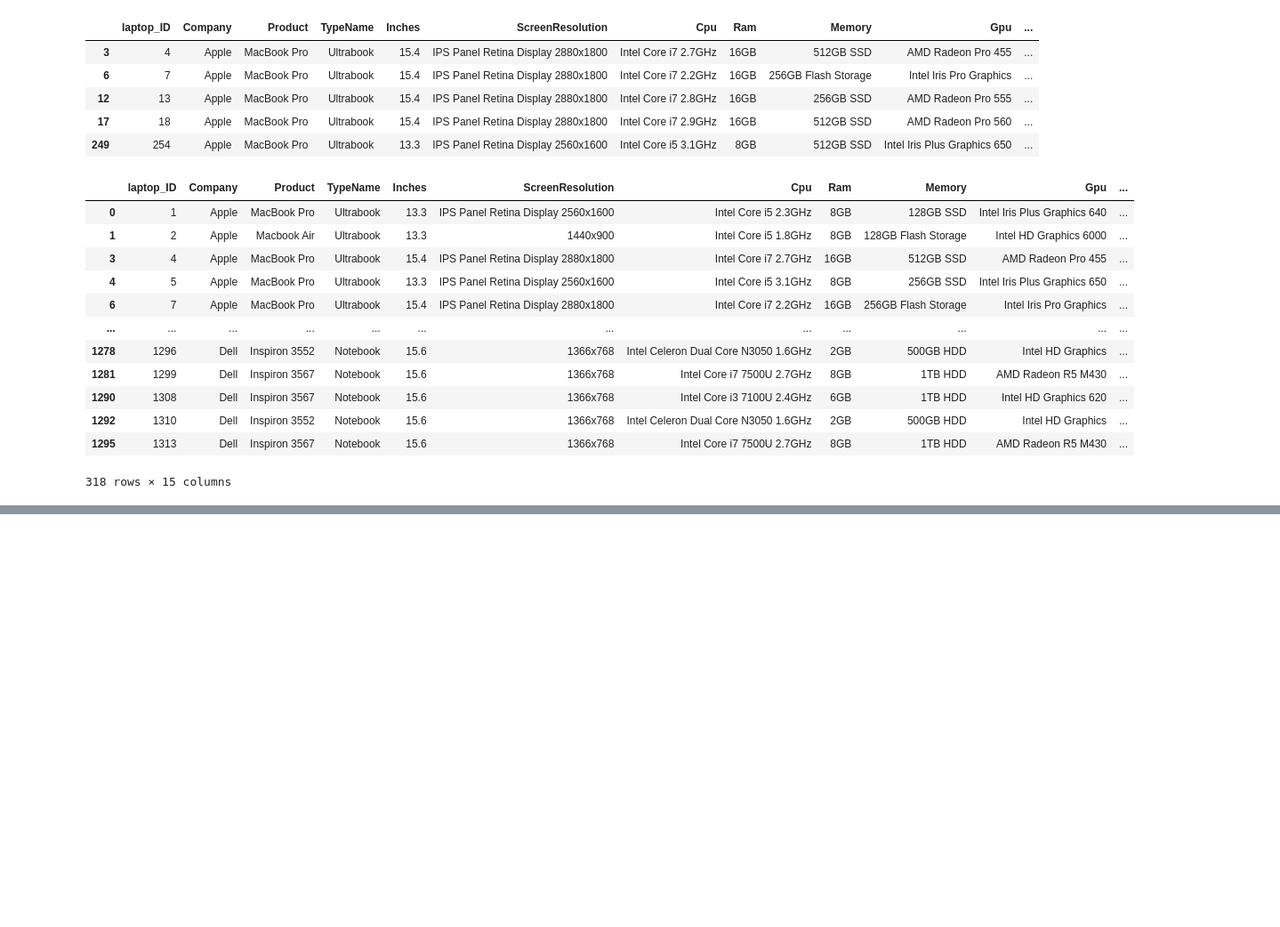
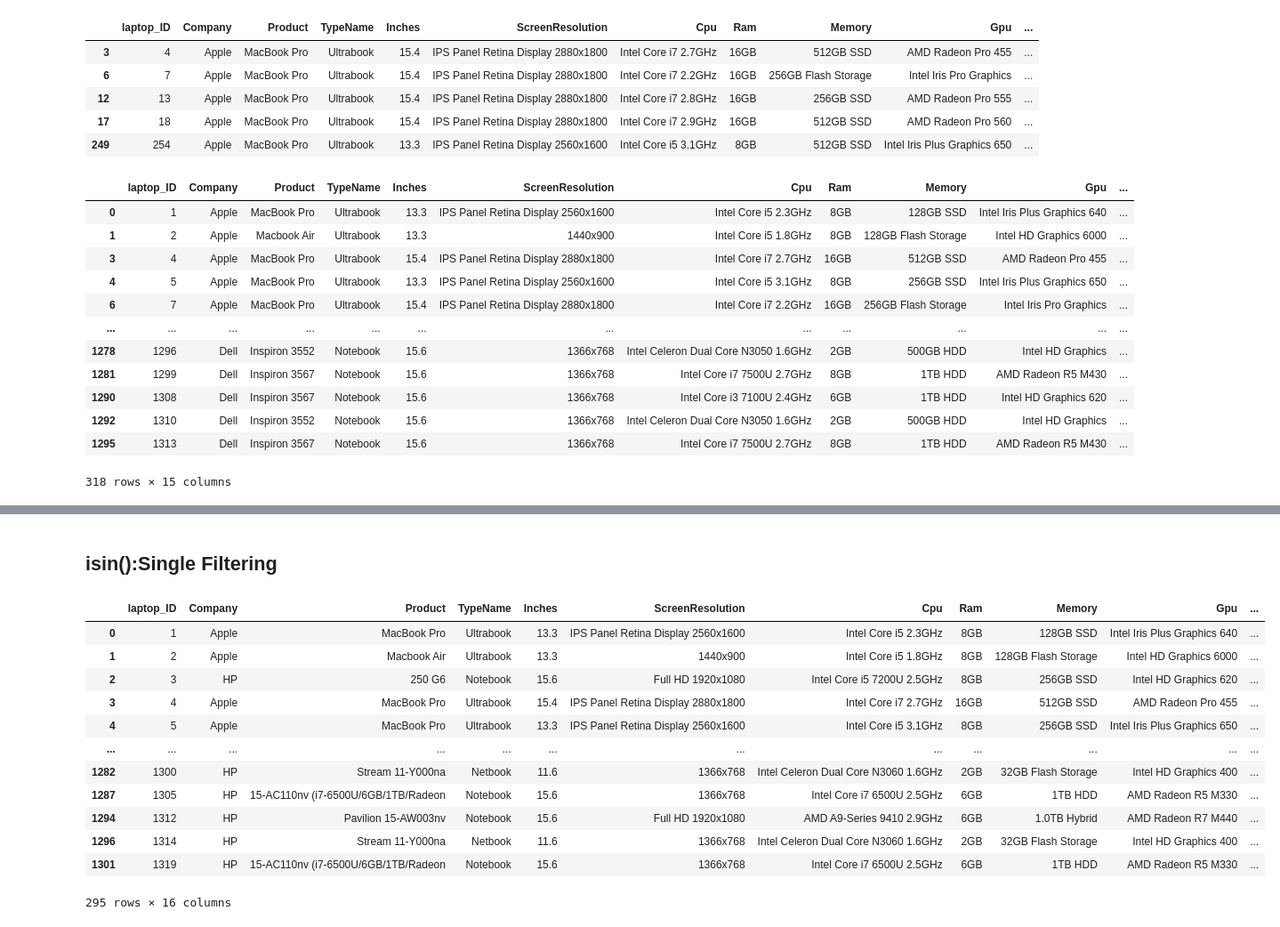
Before and after one commit to filasouf2005/Learning-Data-Since, a Jupyter notebook: Data Filtering/filterData.ipynb, the cells around one changed output, grey strips where cells are left out. Shown: that part at 89% size. Saved outputs shown, nothing was run; the diff lists cells and outputs as text; code cells hidden in the pictures; blank space fills up the shorter version.

Commit message:
Learn the web scraping with python and the Data Filtering

```diff
--- a/Data Filtering/filterData.ipynb
+++ b/Data Filtering/filterData.ipynb
@@ -183,0 +186,16 @@ df_laptop[(df_laptop['Company'] == 'Apple') | (df_laptop['Company'] == 'Dell')]
+# %%
+import numpy as np
+
+#creat an array based on multiple price tiers
+conditions = [
+    df_laptop['Price_euros']>3000,
+    (df_laptop['Price_euros']>2000) & (df_laptop['Price_euros']<=3000) ,
+    (df_laptop['Price_euros']>800) & (df_laptop['Price_euros']<= 2000),
+    (df_laptop['Price_euros']<=800)
+]
+
+values =  ['Too Expensive','Expensive','Affortable','Cheap']
+
+# setit to a new column
+df_laptop['Price_tiers'] = np.select(conditions,values, default='Unknown')
+df_laptop
@@ -183,0 +216,37 @@ df_laptop[(df_laptop['Company'] == 'Apple') | (df_laptop['Company'] == 'Dell')]
+# %%
+# create an array based on multiple screen size tiers (+2 choices)
+# Too Big>16, Big>14, Small>12, Too Small<12
+
+# create "conditions" and "values" variables
+conditions = [
+    (df_laptop['Inches']>16),
+    (df_laptop['Inches']>14) & (df_laptop['Inches']<=16),
+    (df_laptop['Inches']>12) & (df_laptop['Inches']<=14),
+    (df_laptop['Inches']<=12),
+]
+choices = ['Too Big', 'Big', 'Small', 'Too Small']
+# set it to a new column
+df_laptop['Screen_size'] = np.select(conditions, choices)
+# show dataframe
+df_laptop
+# %% [markdown]
+## isin():Single Filtering
+# %%
+#How to use it
+df_laptop['Company'].isin(['Apple','HP'])
+# filter DF
+df_laptop[df_laptop['Company'].isin(['Apple','HP'])]
+# %% [output]
+|  | laptop_ID | Company | Product | TypeName | Inches | ScreenResolution | Cpu | Ram | Memory | Gpu | ... |
+| 0 | 1 | Apple | MacBook Pro | Ultrabook | 13.3 | IPS Panel Retina Display 2560x1600 | Intel Core i5 2.3GHz | 8GB | 128GB SSD | Intel Iris Plus Graphics 640 | ... |
+| 1 | 2 | Apple | Macbook Air | Ultrabook | 13.3 | 1440x900 | Intel Core i5 1.8GHz | 8GB | 128GB Flash Storage | Intel HD Graphics 6000 | ... |
+| 2 | 3 | HP | 250 G6 | Notebook | 15.6 | Full HD 1920x1080 | Intel Core i5 7200U 2.5GHz | 8GB | 256GB SSD | Intel HD Graphics 620 | ... |
+| 3 | 4 | Apple | MacBook Pro | Ultrabook | 15.4 | IPS Panel Retina Display 2880x1800 | Intel Core i7 2.7GHz | 16GB | 512GB SSD | AMD Radeon Pro 455 | ... |
+| 4 | 5 | Apple | MacBook Pro | Ultrabook | 13.3 | IPS Panel Retina Display 2560x1600 | Intel Core i5 3.1GHz | 8GB | 256GB SSD | Intel Iris Plus Graphics 650 | ... |
+| ... | ... | ... | ... | ... | ... | ... | ... | ... | ... | ... | ... |
+| 1282 | 1300 | HP | Stream 11-Y000na | Netbook | 11.6 | 1366x768 | Intel Celeron Dual Core N3060 1.6GHz | 2GB | 32GB Flash Storage | Intel HD Graphics 400 | ... |
+| 1287 | 1305 | HP | 15-AC110nv (i7-6500U/6GB/1TB/Radeon | Notebook | 15.6 | 1366x768 | Intel Core i7 6500U 2.5GHz | 6GB | 1TB HDD | AMD Radeon R5 M330 | ... |
+| 1294 | 1312 | HP | Pavilion 15-AW003nv | Notebook | 15.6 | Full HD 1920x1080 | AMD A9-Series 9410 2.9GHz | 6GB | 1.0TB Hybrid | AMD Radeon R7 M440 | ... |
+| 1296 | 1314 | HP | Stream 11-Y000na | Netbook | 11.6 | 1366x768 | Intel Celeron Dual Core N3060 1.6GHz | 2GB | 32GB Flash Storage | Intel HD Graphics 400 | ... |
+| 1301 | 1319 | HP | 15-AC110nv (i7-6500U/6GB/1TB/Radeon | Notebook | 15.6 | 1366x768 | Intel Core i7 6500U 2.5GHz | 6GB | 1TB HDD | AMD Radeon R5 M330 | ... |
+295 rows × 16 columns
```
Also changed, not shown: parts of 8 cells of this notebook.
